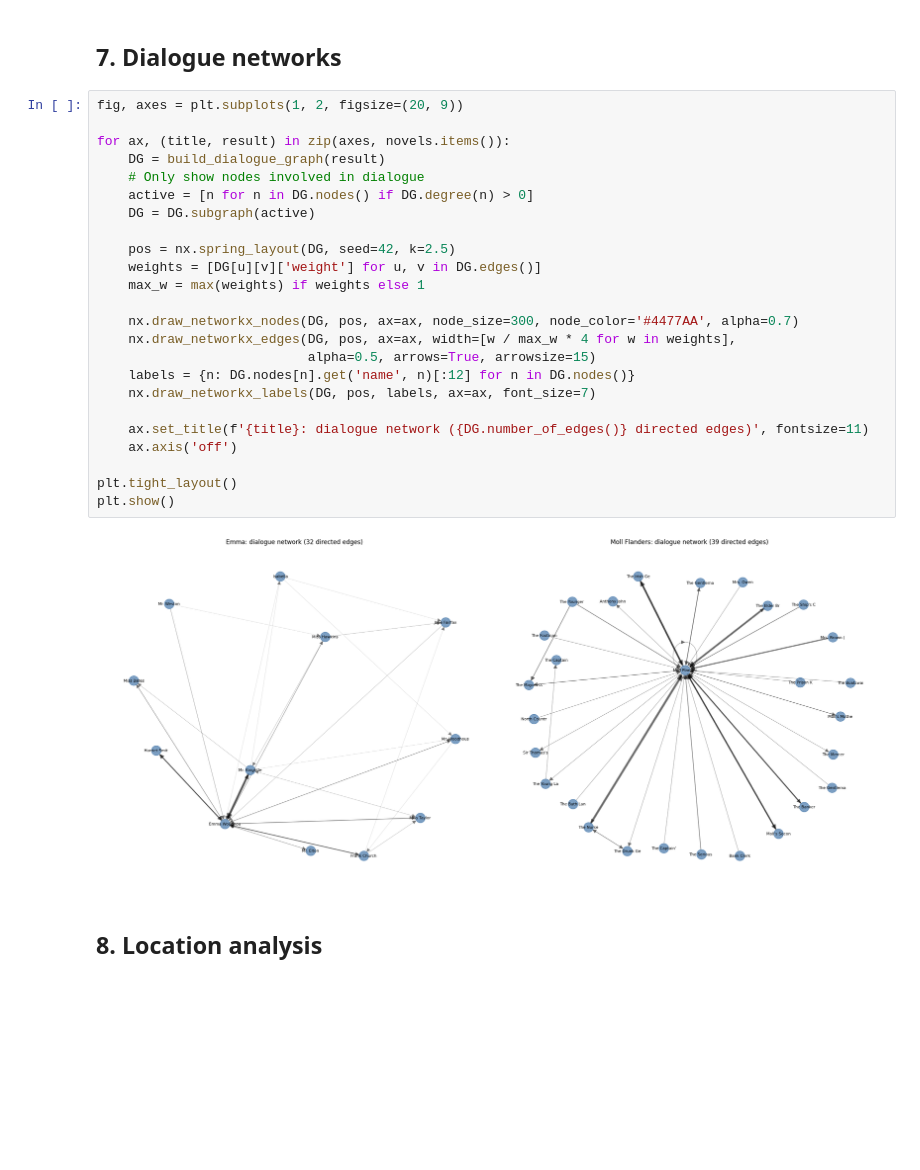
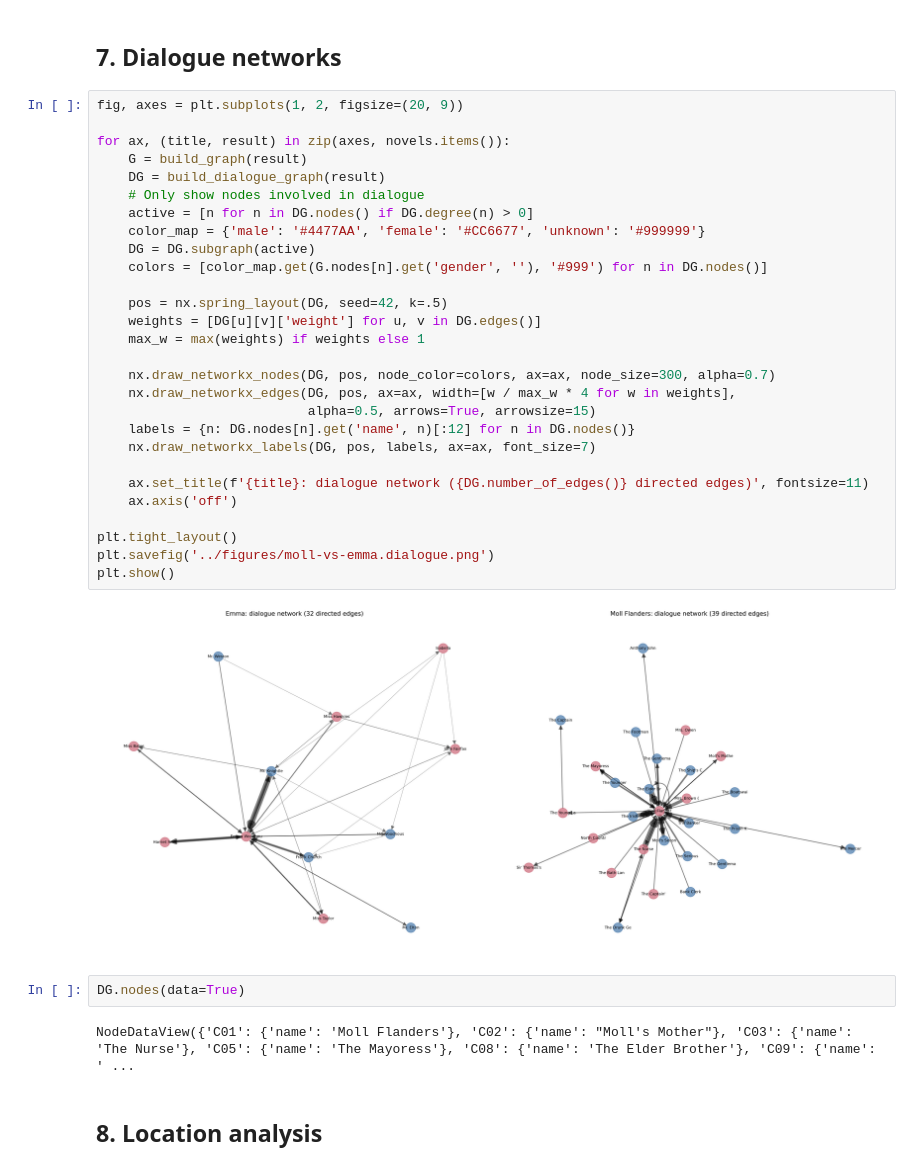
Before and after one commit to quadrismegistus/largeliterarymodels, a Jupyter notebook: notebooks/social_networks.ipynb, the cells around one changed output. Saved outputs shown, nothing was run; the diff lists cells and outputs as text; blank space fills up the shorter version.

```diff
--- a/notebooks/social_networks.ipynb
+++ b/notebooks/social_networks.ipynb
@@ -180,29 +180,37 @@ plt.show()
 # %%
 fig, axes = plt.subplots(1, 2, figsize=(20, 9))
 
 for ax, (title, result) in zip(axes, novels.items()):
+    G = build_graph(result)
     DG = build_dialogue_graph(result)
     # Only show nodes involved in dialogue
     active = [n for n in DG.nodes() if DG.degree(n) > 0]
+    color_map = {'male': '#4477AA', 'female': '#CC6677', 'unknown': '#999999'}
     DG = DG.subgraph(active)
+    colors = [color_map.get(G.nodes[n].get('gender', ''), '#999') for n in DG.nodes()]
 
-    pos = nx.spring_layout(DG, seed=42, k=2.5)
+    pos = nx.spring_layout(DG, seed=42, k=.5)
     weights = [DG[u][v]['weight'] for u, v in DG.edges()]
     max_w = max(weights) if weights else 1
 
-    nx.draw_networkx_nodes(DG, pos, ax=ax, node_size=300, node_color='#4477AA', alpha=0.7)
+    nx.draw_networkx_nodes(DG, pos, node_color=colors, ax=ax, node_size=300, alpha=0.7)
     nx.draw_networkx_edges(DG, pos, ax=ax, width=[w / max_w * 4 for w in weights],
                            alpha=0.5, arrows=True, arrowsize=15)
     labels = {n: DG.nodes[n].get('name', n)[:12] for n in DG.nodes()}
     nx.draw_networkx_labels(DG, pos, labels, ax=ax, font_size=7)
 
     ax.set_title(f'{title}: dialogue network ({DG.number_of_edges()} directed edges)', fontsize=11)
     ax.axis('off')
 
 plt.tight_layout()
+plt.savefig('../figures/moll-vs-emma.dialogue.png')
 plt.show()
 # %% [output]
-[figure, old version]
+[figure, new version]
+# %%
+DG.nodes(data=True)
+# %% [output]
+NodeDataView({'C01': {'name': 'Moll Flanders'}, 'C02': {'name': "Moll's Mother"}, 'C03': {'name': 'The Nurse'}, 'C05': {'name': 'The Mayoress'}, 'C08': {'name': 'The Elder Brother'}, 'C09': {'name': ' ...
 # %% [markdown]
 ## 8. Location analysis
 # %%
```
Also changed, not shown: 10 other files.
